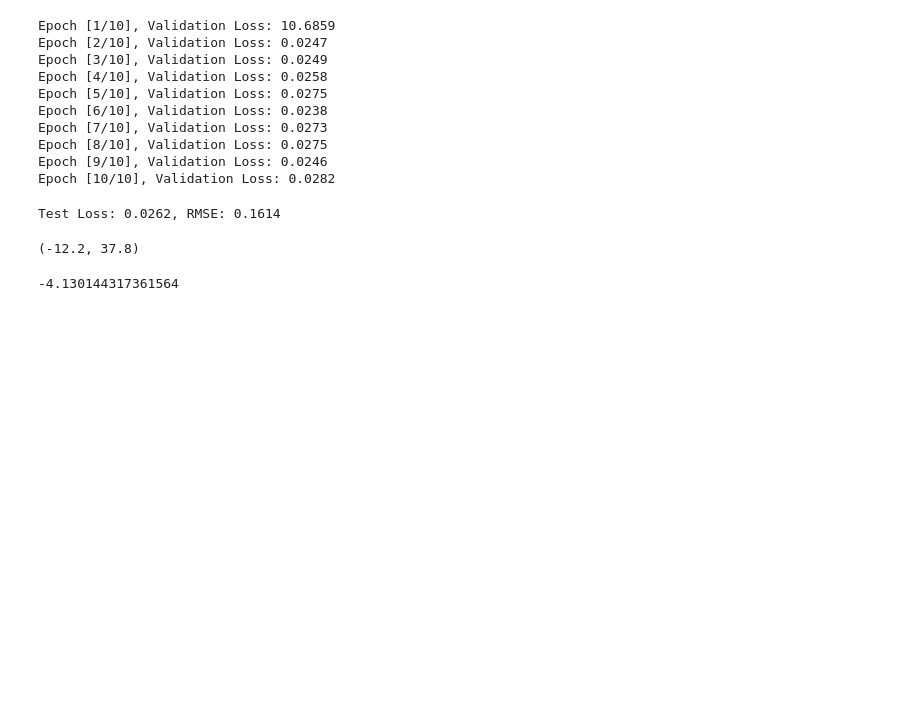
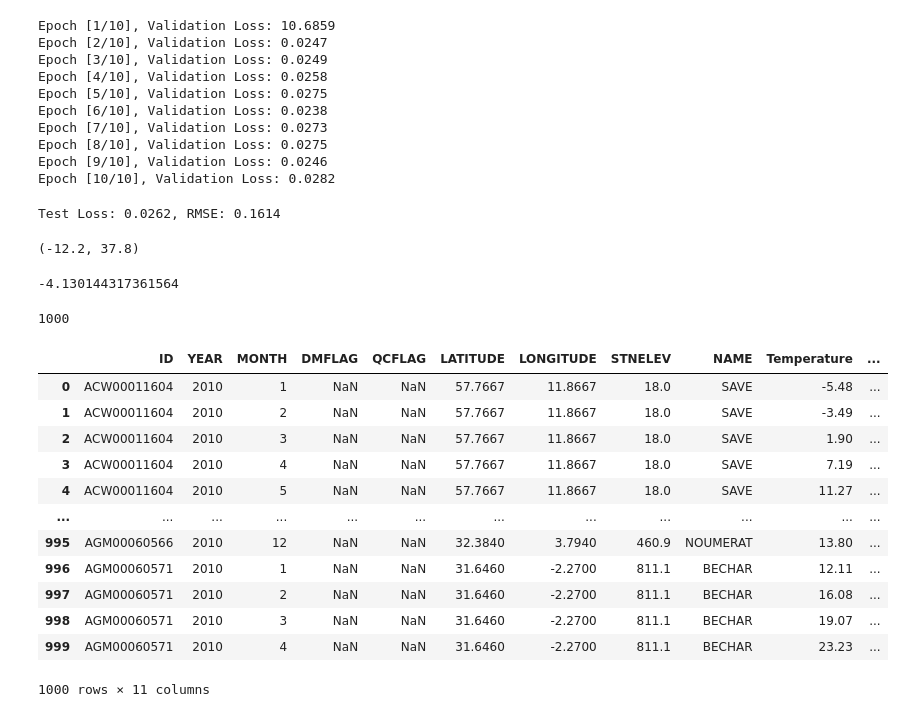
Before and after one commit to killerbeelsl/weather_temperature_prediction_with_transformer, a Jupyter notebook: data_preprocessing.ipynb, the cells around one changed output. Cells and saved outputs as stored; diff of their text form; code cells hidden in the pictures; blank space fills up the shorter version.

```diff
--- a/data_preprocessing.ipynb
+++ b/data_preprocessing.ipynb
@@ -196,0 +250,4 @@ original_rmse
+# %%
+len(new_pred)
+# %% [output]
+1000
@@ -196,0 +258,16 @@ original_rmse
+# %%
+df
+# %% [output]
+|  | ID | YEAR | MONTH | DMFLAG | QCFLAG | LATITUDE | LONGITUDE | STNELEV | NAME | Temperature | ... |
+| 0 | ACW00011604 | 2010 | 1 | NaN | NaN | 57.7667 | 11.8667 | 18.0 | SAVE | -5.48 | ... |
+| 1 | ACW00011604 | 2010 | 2 | NaN | NaN | 57.7667 | 11.8667 | 18.0 | SAVE | -3.49 | ... |
+| 2 | ACW00011604 | 2010 | 3 | NaN | NaN | 57.7667 | 11.8667 | 18.0 | SAVE | 1.90 | ... |
+| 3 | ACW00011604 | 2010 | 4 | NaN | NaN | 57.7667 | 11.8667 | 18.0 | SAVE | 7.19 | ... |
+| 4 | ACW00011604 | 2010 | 5 | NaN | NaN | 57.7667 | 11.8667 | 18.0 | SAVE | 11.27 | ... |
+| ... | ... | ... | ... | ... | ... | ... | ... | ... | ... | ... | ... |
+| 995 | AGM00060566 | 2010 | 12 | NaN | NaN | 32.3840 | 3.7940 | 460.9 | NOUMERAT | 13.80 | ... |
+| 996 | AGM00060571 | 2010 | 1 | NaN | NaN | 31.6460 | -2.2700 | 811.1 | BECHAR | 12.11 | ... |
+| 997 | AGM00060571 | 2010 | 2 | NaN | NaN | 31.6460 | -2.2700 | 811.1 | BECHAR | 16.08 | ... |
+| 998 | AGM00060571 | 2010 | 3 | NaN | NaN | 31.6460 | -2.2700 | 811.1 | BECHAR | 19.07 | ... |
+| 999 | AGM00060571 | 2010 | 4 | NaN | NaN | 31.6460 | -2.2700 | 811.1 | BECHAR | 23.23 | ... |
+1000 rows × 11 columns
```
Also changed, not shown: parts of 8 cells of this notebook.
